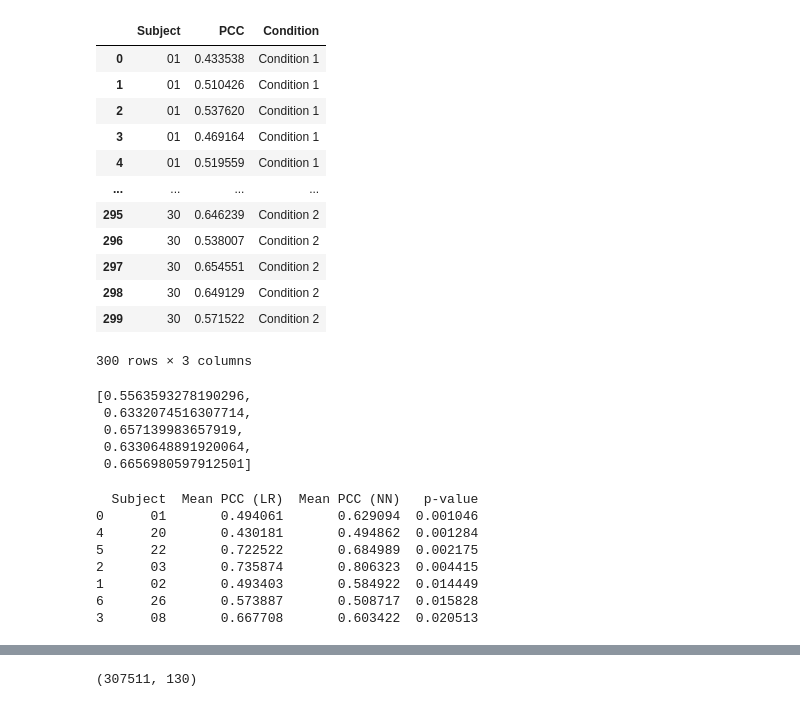
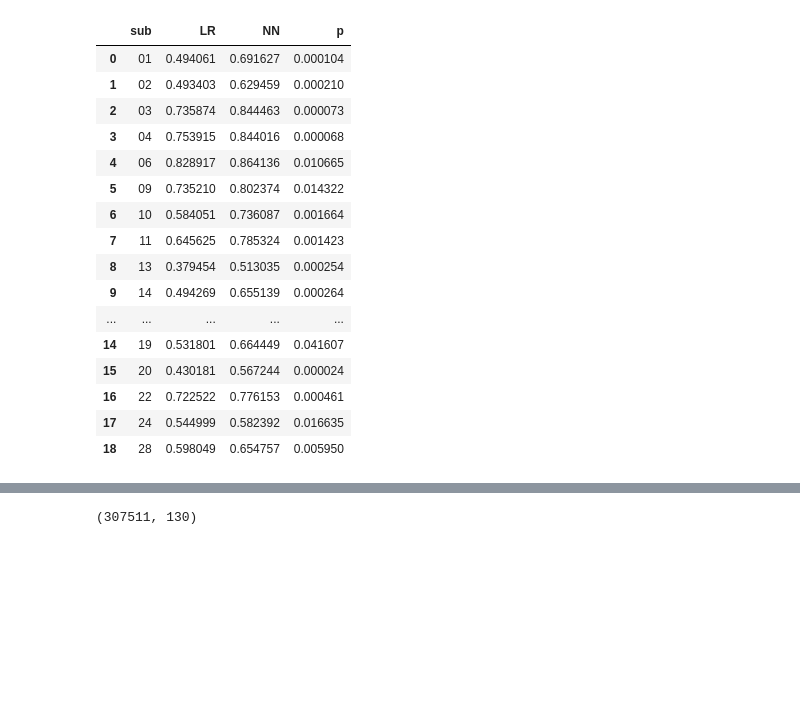
Before and after one commit to owaismujtaba/NeuroLab, a Jupyter notebook: PCC plot.ipynb, the cells around one changed output, grey strips where cells are left out. Drawn from its saved outputs; the diff is of its cells as text; code cells hidden in the pictures; blank space fills up the shorter version.

```diff
--- a/PCC plot.ipynb
+++ b/PCC plot.ipynb
@@ -179,50 +149,22 @@ plt.show()
-# %%
-df
-# %% [output]
-|  | Subject | PCC | Condition |
-| 0 | 01 | 0.433538 | Condition 1 |
-| 1 | 01 | 0.510426 | Condition 1 |
-| 2 | 01 | 0.537620 | Condition 1 |
-| 3 | 01 | 0.469164 | Condition 1 |
-| 4 | 01 | 0.519559 | Condition 1 |
-| ... | ... | ... | ... |
-| 295 | 30 | 0.646239 | Condition 2 |
-| 296 | 30 | 0.538007 | Condition 2 |
-| 297 | 30 | 0.654551 | Condition 2 |
-| 298 | 30 | 0.649129 | Condition 2 |
-| 299 | 30 | 0.571522 | Condition 2 |
-300 rows × 3 columns
-# %%
-data['01']
-# %% [output]
-[0.5563593278190296,
- 0.6332074516307714,
- 0.657139983657919,
- 0.6330648891920064,
- 0.6656980597912501]
-# %%
-significant_results = []
-for subject in subjects:
-    p_val = ttest_ind(results[subject], results2[subject], equal_var=False).pvalue  # Unpaired t-test
-    if p_val < 0.05:  # Filter significant results
-        mean_pcc_1 = np.mean(results[subject])
-        mean_pcc_2 = np.mean(results2[subject])
-        significant_results.append([subject, mean_pcc_1, mean_pcc_2, p_val])
-
-# Create a DataFrame
-significant_df = pd.DataFrame(significant_results, columns=["Subject", "Mean PCC (LR)", "Mean PCC (NN)", "p-value"])
-
-# Sort by p-value (optional)
-significant_df = significant_df.sort_values(by="p-value")
-
-# Display table
-print(significant_df)
-# %% [output]
-  Subject  Mean PCC (LR)  Mean PCC (NN)   p-value
-0      01       0.494061       0.629094  0.001046
-4      20       0.430181       0.494862  0.001284
-5      22       0.722522       0.684989  0.002175
-2      03       0.735874       0.806323  0.004415
-1      02       0.493403       0.584922  0.014449
-6      26       0.573887       0.508717  0.015828
-3      08       0.667708       0.603422  0.020513
+# %%
+data = pd.DataFrame(significance, columns=['sub', 'LR', 'NN', 'p'])
+data.to_csv('Images/significance.csv')
+data
+# %% [output]
+|  | sub | LR | NN | p |
+| 0 | 01 | 0.494061 | 0.691627 | 0.000104 |
+| 1 | 02 | 0.493403 | 0.629459 | 0.000210 |
+| 2 | 03 | 0.735874 | 0.844463 | 0.000073 |
+| 3 | 04 | 0.753915 | 0.844016 | 0.000068 |
+| 4 | 06 | 0.828917 | 0.864136 | 0.010665 |
+| 5 | 09 | 0.735210 | 0.802374 | 0.014322 |
+| 6 | 10 | 0.584051 | 0.736087 | 0.001664 |
+| 7 | 11 | 0.645625 | 0.785324 | 0.001423 |
+| 8 | 13 | 0.379454 | 0.513035 | 0.000254 |
+| 9 | 14 | 0.494269 | 0.655139 | 0.000264 |
+| ... | ... | ... | ... | ... |
+| 14 | 19 | 0.531801 | 0.664449 | 0.041607 |
+| 15 | 20 | 0.430181 | 0.567244 | 0.000024 |
+| 16 | 22 | 0.722522 | 0.776153 | 0.000461 |
+| 17 | 24 | 0.544999 | 0.582392 | 0.016635 |
+| 18 | 28 | 0.598049 | 0.654757 | 0.005950 |
```
Also changed, not shown: parts of 7 cells of this notebook, 14 other files.
